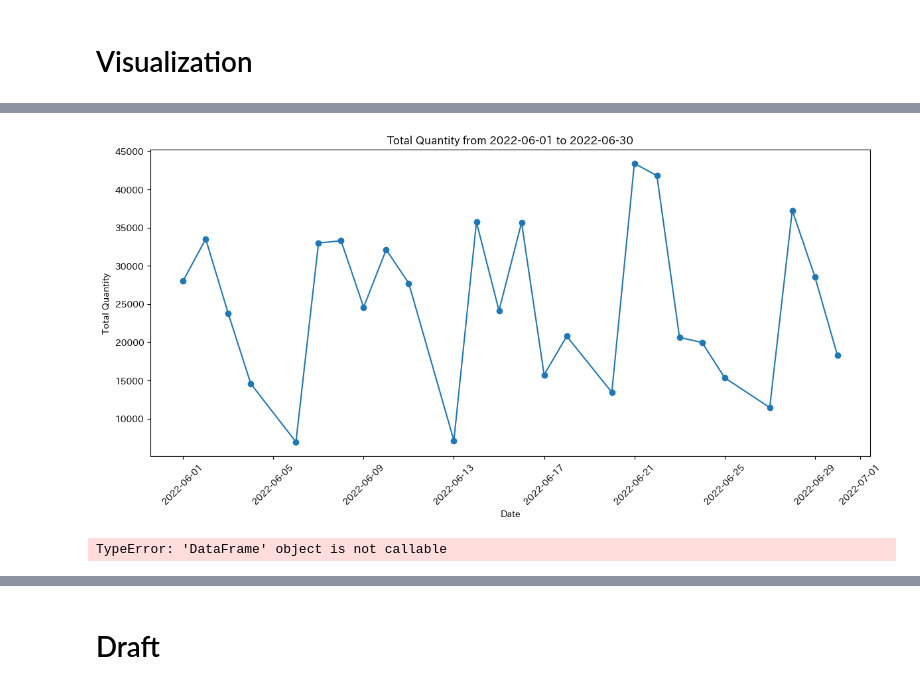
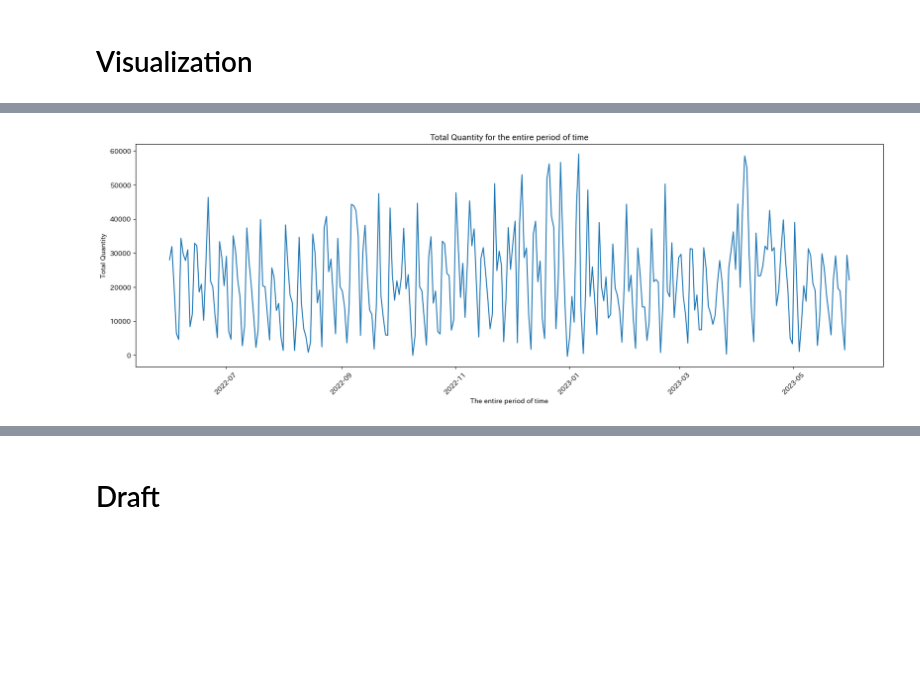
Before and after one commit to NGOHang98/Usee, a Jupyter notebook: Usee.ipynb, the cells around one changed output, grey strips where cells are left out. Saved outputs shown, nothing was run; the diff lists cells and outputs as text; code cells hidden in the pictures; blank space fills up the shorter version.

```diff
--- a/Usee.ipynb
+++ b/Usee.ipynb
@@ -666,15 +676,20 @@ See the caveats in the documentation: https://pandas.pydata.org/pandas-docs/stab
 # %%
-df = data.query('SAGYO_UNYO_DATE >= "2022-06-01" & SAGYO_UNYO_DATE <= "2022-06-30"')
-df_total = df.groupby(['SAGYO_UNYO_DATE'], as_index=False)['SGY_JSK_QTY'].sum()
-plt.figure(figsize=(14, 6))
-plt.plot(df_total['SAGYO_UNYO_DATE'], df_total['SGY_JSK_QTY'], marker='o')
+df = data.query('SAGYO_UNYO_DATE >= "2021-06-01" & SAGYO_UNYO_DATE <= "2023-06-15"')
+df_total = data.groupby(['SAGYO_UNYO_DATE'], as_index=False)['SGY_JSK_QTY'].sum()
+
+x = mpl.dates.date2num(df_total['SAGYO_UNYO_DATE'])  # Convert dates to numeric values
+y = df_total['SGY_JSK_QTY']
+
+x_new = np.linspace(x.min(), x.max(), 300)
+a_BSpline = make_interp_spline(x, y)
+y_new = a_BSpline(x_new)
+
+plt.figure(figsize=(20, 6))
+plt.plot(mpl.dates.num2date(x_new), y_new)
 plt.xticks(rotation=45)
-plt.xlabel('Date')
+plt.xlabel('The entire period of time')
 plt.ylabel('Total Quantity')
-plt.title('Total Quantity from 2022-06-01 to 2022-06-30')
-
+plt.title('Total Quantity for the entire period of time')
 plt.show()
-df_total()
 # %% [output]
-[figure, old version]
+[figure, new version]
-TypeError: 'DataFrame' object is not callable
```
Also changed, not shown: parts of 31 cells of this notebook, 6 other files.
